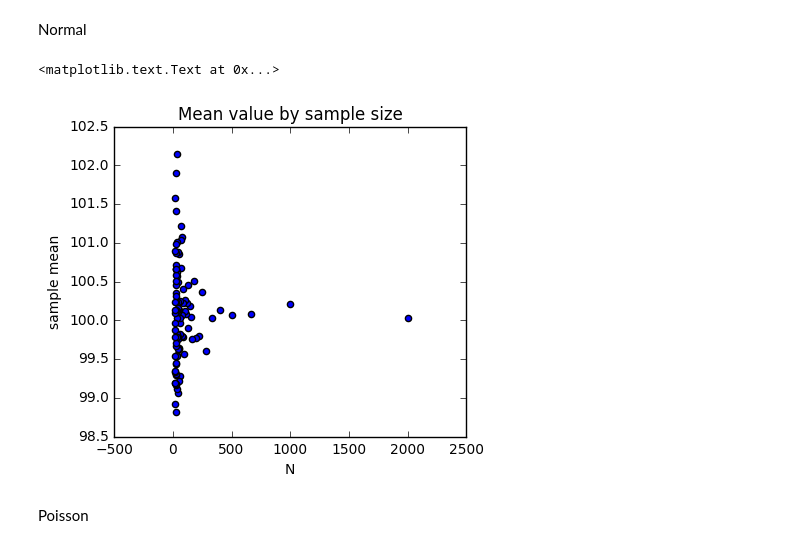
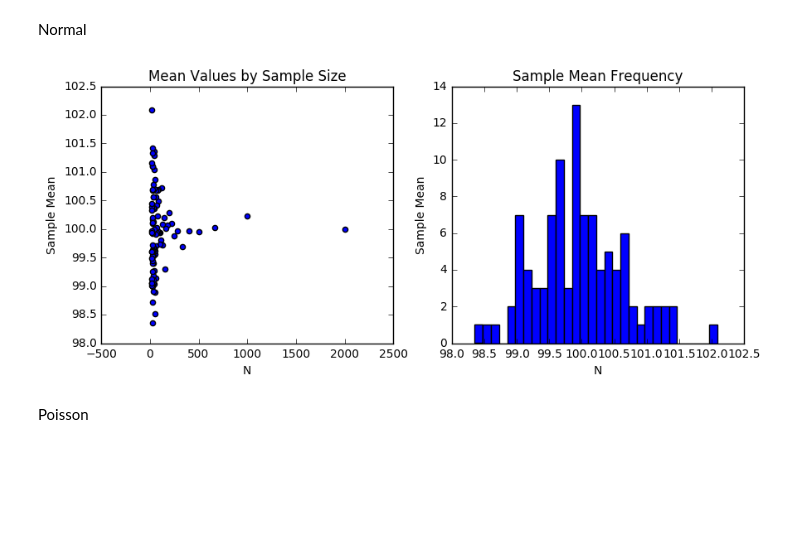
Before and after one commit to yc2839/PUI2016_bja282, a Jupyter notebook: HW3_bja282/HW3_Assignment1.ipynb, the cells around one changed output. Drawn from its saved outputs; the diff is of its cells as text; code cells hidden in the pictures; blank space fills up the shorter version.

```diff
--- a/HW3_bja282/HW3_Assignment1.ipynb
+++ b/HW3_bja282/HW3_Assignment1.ipynb
@@ -60,14 +73,8 @@ pl.xlabel('N', fontsize = 10)
 # %% [markdown]
 Normal
-# %%
-pl.figure(figsize=(10, 4))
-pl.subplot(121)
-pl.title('Mean value by sample size')
-pl.scatter(mySize, NormalMeans)
-pl.ylabel('sample mean', fontsize = 10)
-pl.xlabel('N', fontsize = 10)
-# %% [output]
-<matplotlib.text.Text at 0x...>
-[figure, removed]
+# %%
+plots(mySize, NormalMeans)
+# %% [output]
+[figure, added]
 # %% [markdown]
 Poisson
```
Also changed, not shown: parts of 13 cells of this notebook.
